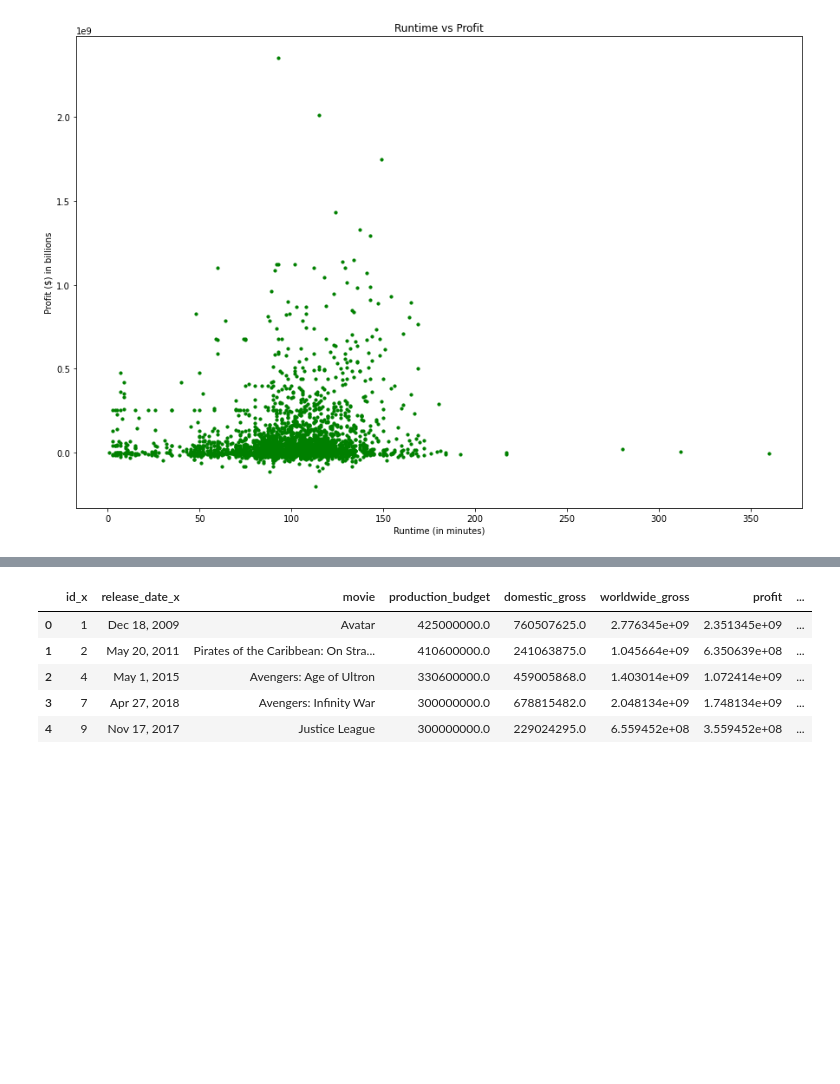
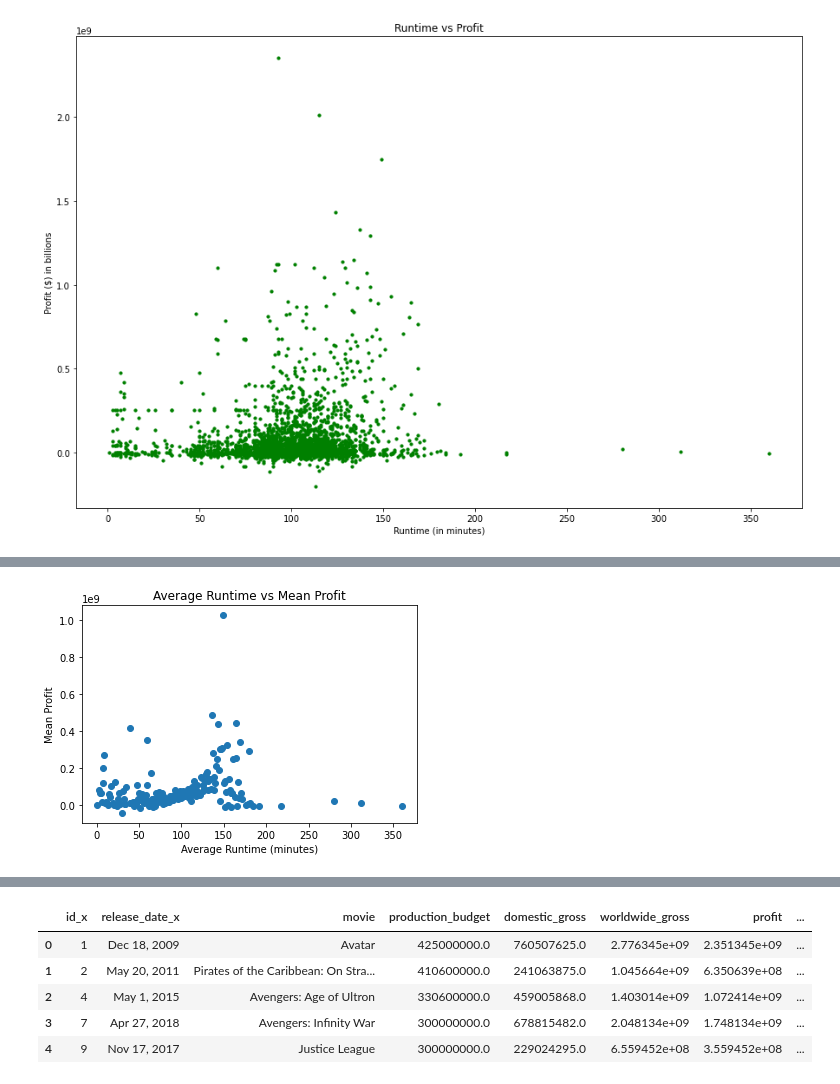
Before and after one commit to Sstrouderr/Capstone-repo, a Jupyter notebook: Notebooks/Carolyn/Book2.ipynb, the cells around one changed output, grey strips where cells are left out. Saved outputs shown, nothing was run; the diff lists cells and outputs as text; code cells hidden in the pictures; blank space fills up the shorter version.

```diff
--- a/Notebooks/Carolyn/Book2.ipynb
+++ b/Notebooks/Carolyn/Book2.ipynb
@@ -263,0 +481,4 @@ plt.show()
+# %%
+# Drop missing values by removing rows with NaN values
+merged_genre_profit = merged_genre_profit.dropna(subset=["runtime_minutes"])
+merged_genre_profit
@@ -263,0 +499,4 @@ plt.show()
+# %%
+# Group data by runtime minutes and calculate the mean profit for each group
+grouped_runtime = merged_genre_profit.groupby("runtime_minutes")["profit"].mean().reset_index()
+grouped_runtime
@@ -263,0 +517,8 @@ plt.show()
+# %%
+plt.scatter(grouped_runtime["runtime_minutes"], grouped_runtime["profit"])
+plt.xlabel("Average Runtime (minutes)")
+plt.ylabel("Mean Profit")
+plt.title("Average Runtime vs Mean Profit")
+plt.show()
+# %% [output]
+[figure, added]
```
Also changed, not shown: parts of 25 cells of this notebook.
